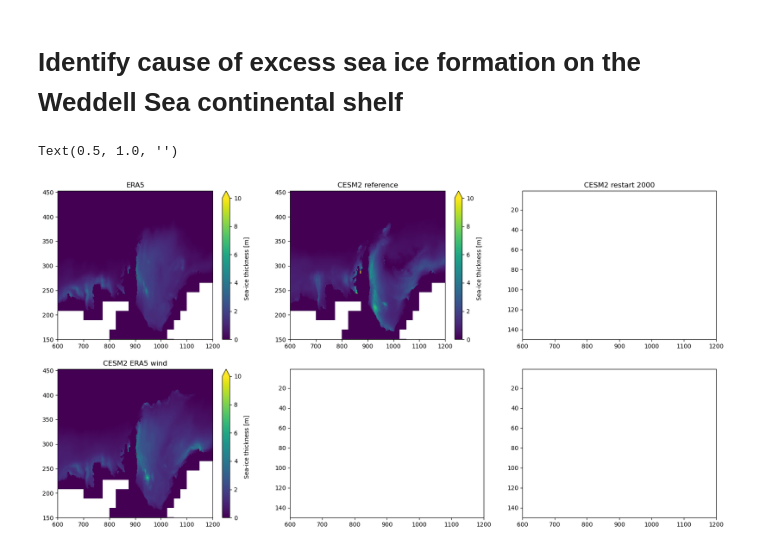
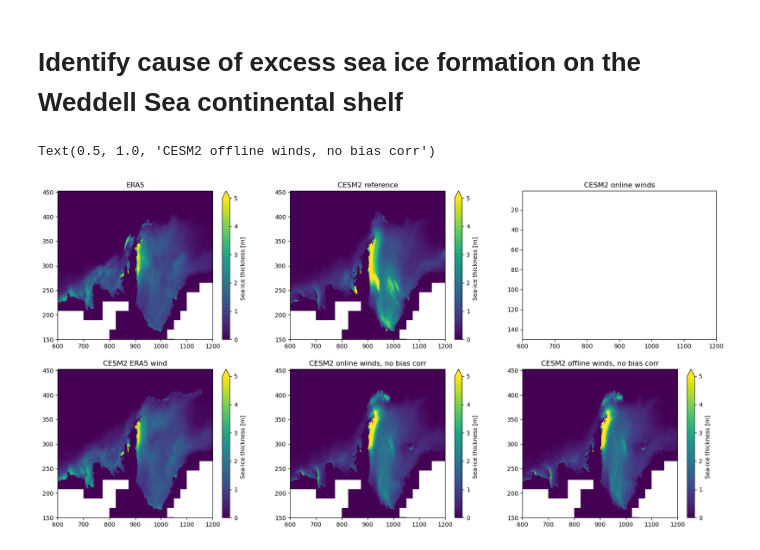
Before and after one commit to brogalla/analysis-birgal, a Jupyter notebook: nemo_config_setup/climate-experiments/CESM2/present_day_sea_ice.ipynb, the cells around one changed output. Saved outputs shown, nothing was run; the diff lists cells and outputs as text; code cells hidden in the pictures.

```diff
--- a/nemo_config_setup/climate-experiments/CESM2/present_day_sea_ice.ipynb
+++ b/nemo_config_setup/climate-experiments/CESM2/present_day_sea_ice.ipynb
@@ -13,33 +13,35 @@ run_dir  = f'{base_dir}output/'
 # %%
 mesh_mask = xr.open_dataset(f'{base_dir}bathymetry/mesh_mask-20250715.nc').squeeze().rename({'nav_lev':'deptht'})
 # %%
-year=1983
+year=1980
 ds_era  = xr.open_dataset(f'{run_dir}ERA5_1h_tune0_efr020/files1/eANT025.L121_1m_{year}0101_{year}1231_icemod_compressed.nc')
 ds_base = xr.open_dataset(f'{run_dir}CESM2_3hwind_1979/files0/eANT025.L121_1m_{year}0101_{year}1231_icemod.nc')
 # ds_2000 = xr.open_dataset(f'{run_dir}CESM2_3hwind_1979_restart2000/files0/eANT025.L121_1m_{year}0101_{year}1231_icemod.nc')
 ds_era_wind = xr.open_dataset(f'{run_dir}CESM2_3hwind_1979_ERA5_winds/files0/eANT025.L121_1m_{year}0101_{year}1231_icemod.nc')
+ds_nocorr   = xr.open_dataset(f'{run_dir}CESM2_3hwind_1979_nocorr_winds/files0/eANT025.L121_1m_{year}0101_{year}1231_icemod.nc')
+ds_on_wind  = xr.open_dataset(f'{run_dir}CESM2_3hwind_1979_online_winds/files0/eANT025.L121_1m_{year}0101_{year}1231_icemod.nc')
 # %%
 var='sithic'
-kwags = {'vmin':0, 'vmax':10}
+kwags = {'vmin':0, 'vmax':5}
 fig, ax =plt.subplots(2,3, figsize=(20,10))
 ds_era[var].isel(time_counter=5).plot(ax=ax[0,0], **kwags)
 ds_base[var].isel(time_counter=5).plot(ax=ax[0,1], **kwags)
-# ds_2000[var].isel(time_counter=5).plot(ax=ax[0,2], **kwags)
+# ds_on_wind[var].isel(time_counter=5).plot(ax=ax[0,2], **kwags)
 ds_era_wind[var].isel(time_counter=5).plot(ax=ax[1,0], **kwags)
-# ds_ssr[var].isel(time_counter=5).plot(ax=ax[1,1], **kwags)
-# ds_rnf[var].isel(time_counter=5).plot(ax=ax[1,2], **kwags)
+ds_on_wind[var].isel(time_counter=5).plot(ax=ax[1,1], **kwags)
+ds_nocorr[var].isel(time_counter=5).plot(ax=ax[1,2], **kwags)
 
 for axis in ax.ravel():
     axis.set_xlabel(''); axis.set_ylabel('')
     axis.set_ylim(150,None)
     axis.set_xlim(600,1200)
 
 ax[0,0].set_title('ERA5')
 ax[0,1].set_title('CESM2 reference')
-ax[0,2].set_title('CESM2 restart 2000')
+ax[0,2].set_title('CESM2 online winds')
 ax[1,0].set_title('CESM2 ERA5 wind')
-ax[1,1].set_title('')
-ax[1,2].set_title('')
+ax[1,1].set_title('CESM2 online winds, no bias corr')
+ax[1,2].set_title('CESM2 offline winds, no bias corr')
 # %% [output]
-Text(0.5, 1.0, '')
+Text(0.5, 1.0, 'CESM2 offline winds, no bias corr')
-[figure, old version]
+[figure, new version]
```
